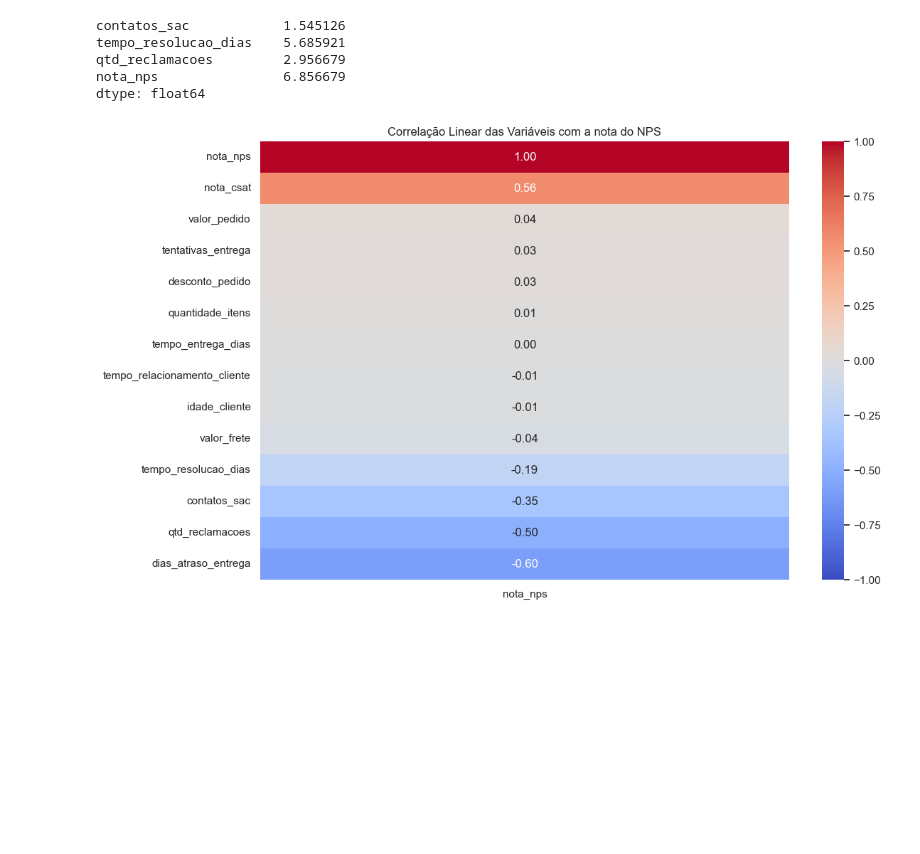
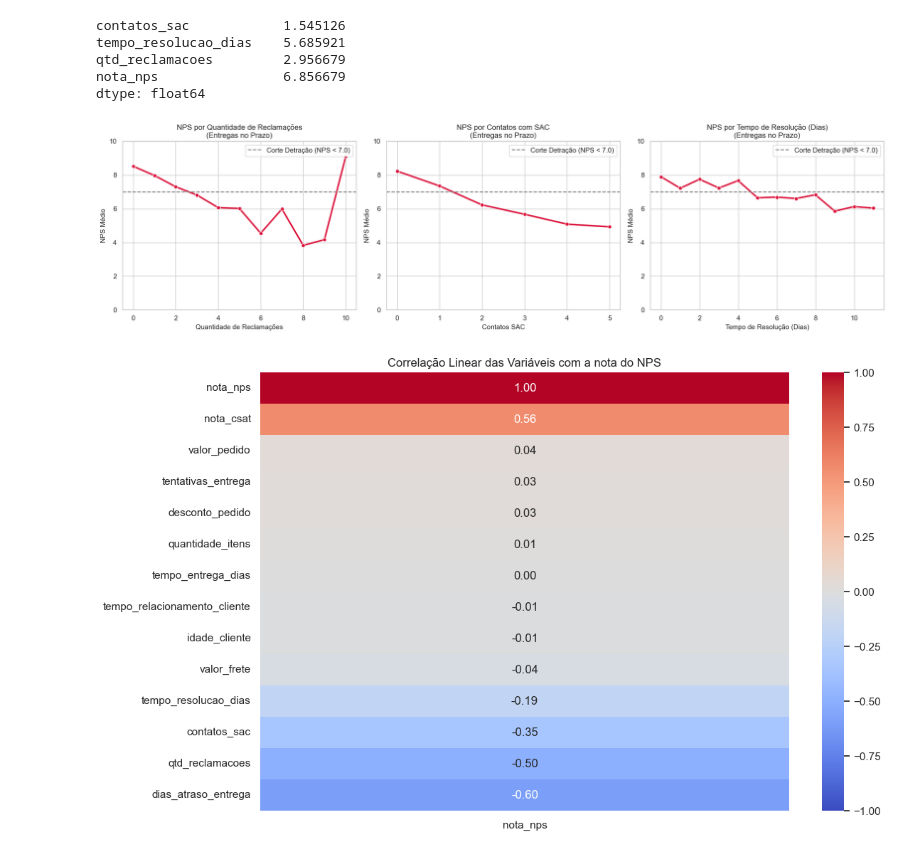
Before and after one commit to henriquebrod/Tech-Challenge-Fase-1, a Jupyter notebook: notebooks/EDA_Tech_Challenge_Fase_1.ipynb, the cells around one changed output. Saved outputs shown, nothing was run; the diff lists cells and outputs as text; code cells hidden in the pictures; blank space fills up the shorter version.

```diff
--- a/notebooks/EDA_Tech_Challenge_Fase_1.ipynb
+++ b/notebooks/EDA_Tech_Challenge_Fase_1.ipynb
@@ -315,3 +316,59 @@ dtype: float64
+# %%
+sns.set_theme(style="whitegrid")
+
+# Filtrando apenas entregas sem atraso
+df_atraso_zero = df[df['dias_atraso_entrega'] == 0]
+
+# Agrupando o NPS médio por cada uma das 3 variáveis escolhidas
+nps_rec_zero = df_atraso_zero.groupby('qtd_reclamacoes')['nota_nps'].mean().reset_index()
+nps_sac_zero = df_atraso_zero.groupby('contatos_sac')['nota_nps'].mean().reset_index()
+nps_tempo_zero = df_atraso_zero.groupby('tempo_resolucao_dias')['nota_nps'].mean().reset_index()
+
+fig, axes = plt.subplots(1, 3, figsize=(18, 5))
+
+# NPS por reclamações (atraso zero)
+sns.lineplot(
+    data=nps_rec_zero, x='qtd_reclamacoes', y='nota_nps',
+    marker='o', color='crimson', linewidth=2.5, ax=axes[0]
+)
+axes[0].axhline(y=7.0, color='gray', linestyle='--', label='Corte Detração (NPS < 7.0)')
+axes[0].set_title('NPS por Quantidade de Reclamações\n(Entregas no Prazo)', fontsize=12)
+axes[0].set_xlabel('Quantidade de Reclamações', fontsize=11)
+axes[0].set_ylabel('NPS Médio', fontsize=11)
+axes[0].set_ylim(0, 10)
+axes[0].legend()
+
+# NPS por contatos no SAC (atraso zero)
+sns.lineplot(
+    data=nps_sac_zero, x='contatos_sac', y='nota_nps',
+    marker='o', color='crimson', linewidth=2.5, ax=axes[1]
+)
+axes[1].axhline(y=7.0, color='gray', linestyle='--', label='Corte Detração (NPS < 7.0)')
+axes[1].set_title('NPS por Contatos com SAC\n(Entregas no Prazo)', fontsize=12)
+axes[1].set_xlabel('Contatos SAC', fontsize=11)
+axes[1].set_ylabel('NPS Médio', fontsize=11)
+axes[1].set_ylim(0, 10)
+axes[1].legend()
+
+# NPS por tempo de resolução (atraso zero)
+sns.lineplot(
+    data=nps_tempo_zero, x='tempo_resolucao_dias', y='nota_nps',
+    marker='o', color='crimson', linewidth=2.5, ax=axes[2]
+)
+axes[2].axhline(y=7.0, color='gray', linestyle='--', label='Corte Detração (NPS < 7.0)')
+axes[2].set_title('NPS por Tempo de Resolução (Dias)\n(Entregas no Prazo)', fontsize=12)
+axes[2].set_xlabel('Tempo de Resolução (Dias)', fontsize=11)
+axes[2].set_ylabel('NPS Médio', fontsize=11)
+axes[2].set_ylim(0, 10)
+axes[2].legend()
+
+plt.tight_layout()
+
+plt.savefig('../reports/figures/impacto_variaveis_sem_atraso.png', dpi=300, bbox_inches='tight')
+
+plt.show()
+# %% [output]
+[figure, added]
 # %%
 # Cabe agora gerar um mapa de calor de correlação entre as variáveis, para ver se a nossa análise até aqui está coerente
 # Selecionar variáveis numéricas relevantes
```
Also changed, not shown: parts of 1 cell of this notebook, 2 other files.
